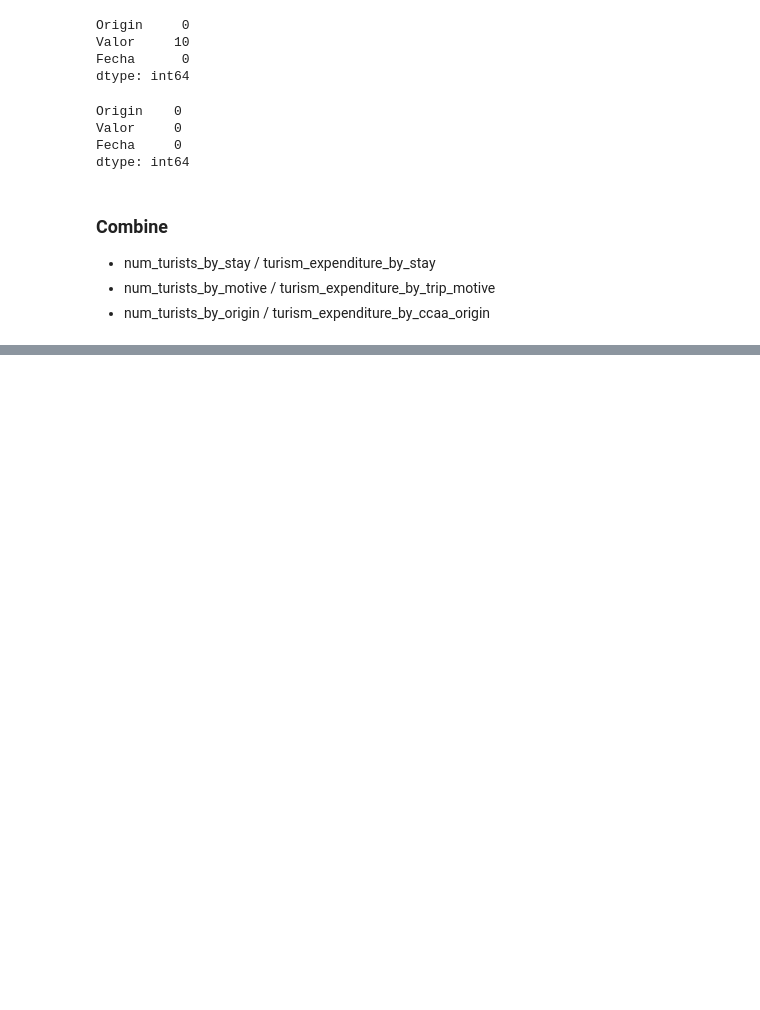
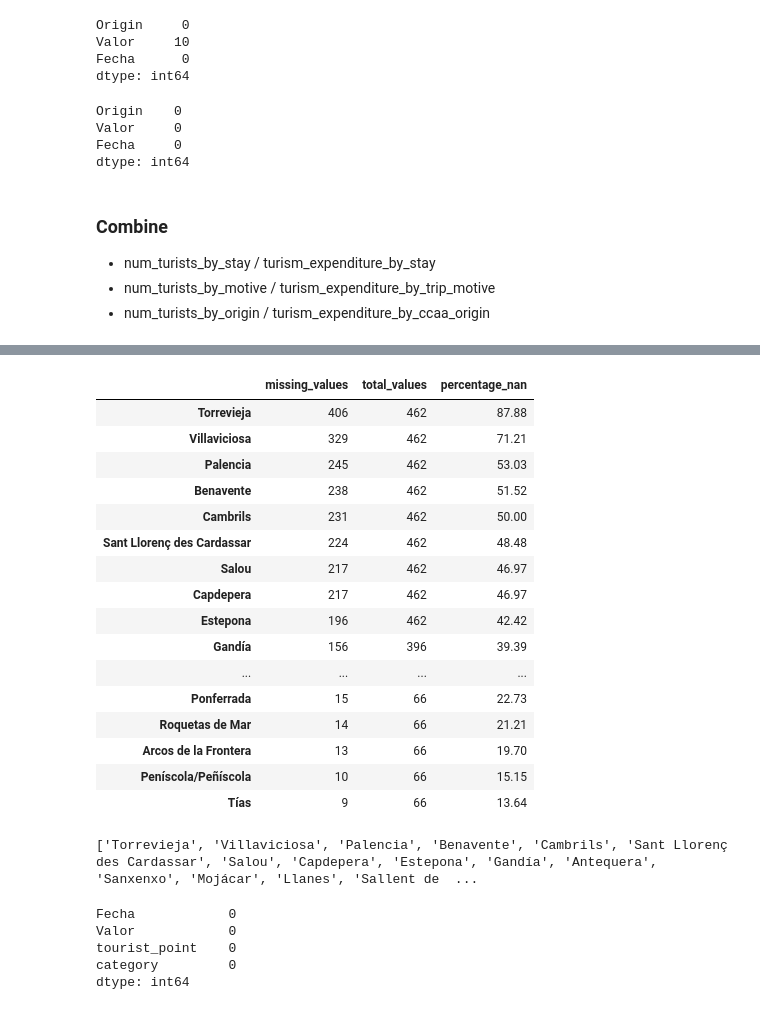
Before and after one commit to ameliapt/MBProject, a Jupyter notebook: notebooks/Datasets - Extract data and store tables.ipynb, the cells around one changed output, grey strips where cells are left out. Cells and saved outputs as stored; diff of their text form; code cells hidden in the pictures; blank space fills up the shorter version.

```diff
--- a/notebooks/Datasets - Extract data and store tables.ipynb
+++ b/notebooks/Datasets - Extract data and store tables.ipynb
@@ -774,0 +1444,6 @@ num_tur_origin_full.to_excel(path+file_name)
+# %%
+num_rows_extra_value = rows_extra_value.loc[rows_extra_value['tourist_point'].str.contains('[0-9]')]
+num_rows_extra_value['tourist_point'] = num_rows_extra_value['tourist_point'].apply(lambda x: x.split('-', 1)[1])
+rows_extra_value['tourist_point'].loc[num_rows_extra_value['tourist_point'].index] = num_rows_extra_value['tourist_point']
+rows_extra_value['tourist_point'] = rows_extra_value['tourist_point'].apply(lambda x: x.lstrip())
+rows_extra_value['tourist_point'].unique()
@@ -774,0 +1470,3 @@ num_tur_origin_full.to_excel(path+file_name)
+# %%
+hotels_overview_full = pd.concat([hotels_overview_full, rows_no_nat_city_first, rows_no_national_first, rows_extra_value])
+hotels_overview_full.head()
@@ -774,0 +1492,3 @@ num_tur_origin_full.to_excel(path+file_name)
+# %%
+missing_values = hotels_overview_full[hotels_overview_full['Valor'].isna()]
+missing_values['tourist_point'].value_counts()
@@ -774,0 +1508,8 @@ num_tur_origin_full.to_excel(path+file_name)
+# %%
+nan_df = pd.DataFrame()
+
+nan_df['missing_values'] = missing_values['tourist_point'].value_counts()
+nan_df['total_values'] = hotels_overview_full.tourist_point.value_counts()
+nan_df['percentage_nan'] = round((missing_values['tourist_point'].value_counts() / hotels_overview_full.tourist_point.value_counts())*100, 2)
+
+display(nan_df)
@@ -774,0 +1530,37 @@ num_tur_origin_full.to_excel(path+file_name)
+# %%
+nan_filtered = nan_df[nan_df['percentage_nan'] > 10]
+display(nan_filtered)
+# %% [output]
+|  | missing_values | total_values | percentage_nan |
+| Torrevieja | 406 | 462 | 87.88 |
+| Villaviciosa | 329 | 462 | 71.21 |
+| Palencia | 245 | 462 | 53.03 |
+| Benavente | 238 | 462 | 51.52 |
+| Cambrils | 231 | 462 | 50.00 |
+| Sant Llorenç des Cardassar | 224 | 462 | 48.48 |
+| Salou | 217 | 462 | 46.97 |
+| Capdepera | 217 | 462 | 46.97 |
+| Estepona | 196 | 462 | 42.42 |
+| Gandía | 156 | 396 | 39.39 |
+| ... | ... | ... | ... |
+| Ponferrada | 15 | 66 | 22.73 |
+| Roquetas de Mar | 14 | 66 | 21.21 |
+| Arcos de la Frontera | 13 | 66 | 19.70 |
+| Peníscola/Peñíscola | 10 | 66 | 15.15 |
+| Tías | 9 | 66 | 13.64 |
+# %%
+nan_city_name = list(nan_filtered.index)
+print(nan_city_name)
+# %% [output]
+['Torrevieja', 'Villaviciosa', 'Palencia', 'Benavente', 'Cambrils', 'Sant Llorenç des Cardassar', 'Salou', 'Capdepera', 'Estepona', 'Gandía', 'Antequera', 'Sanxenxo', 'Mojácar', 'Llanes', 'Sallent de  ...
+# %%
+hotels_overview_full = hotels_overview_full[hotels_overview_full.tourist_point.isin(nan_city_name) == False]
+
+hotels_overview_full = hotels_overview_full.fillna(0)
+hotels_overview_full.isna().sum()
+# %% [output]
+Fecha            0
+Valor            0
+tourist_point    0
+category         0
+dtype: int64
```
Also changed, not shown: parts of 103 cells of this notebook.
